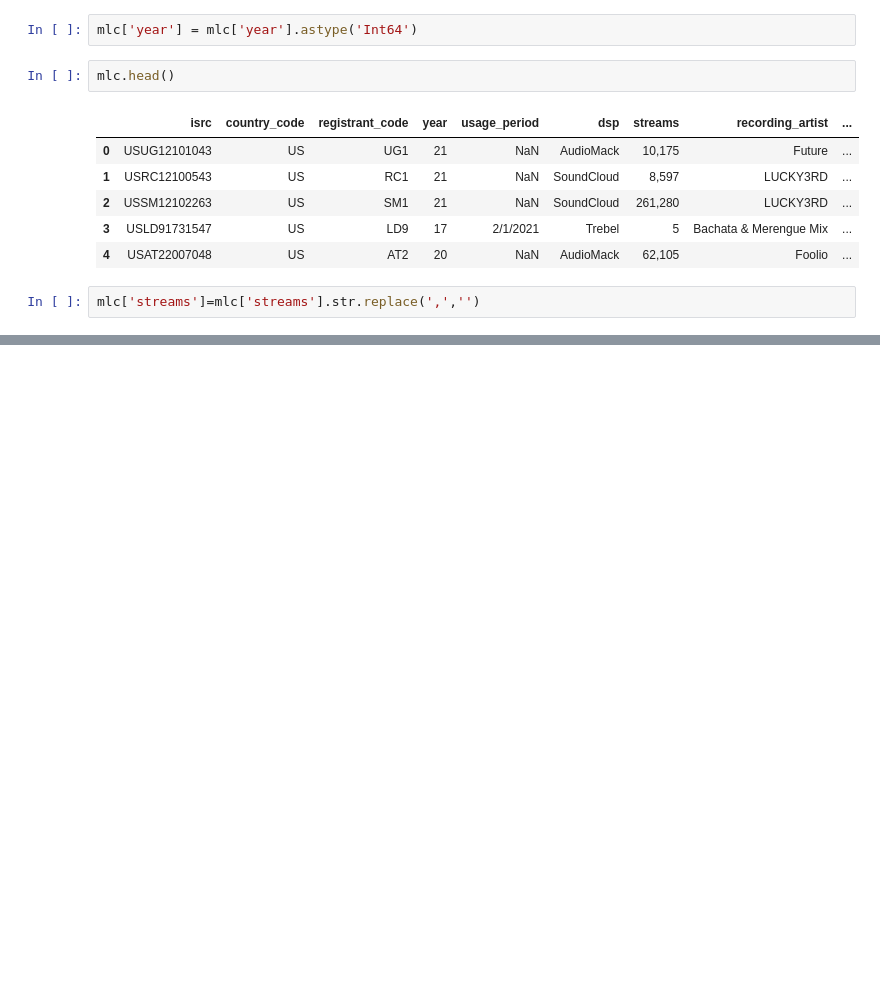
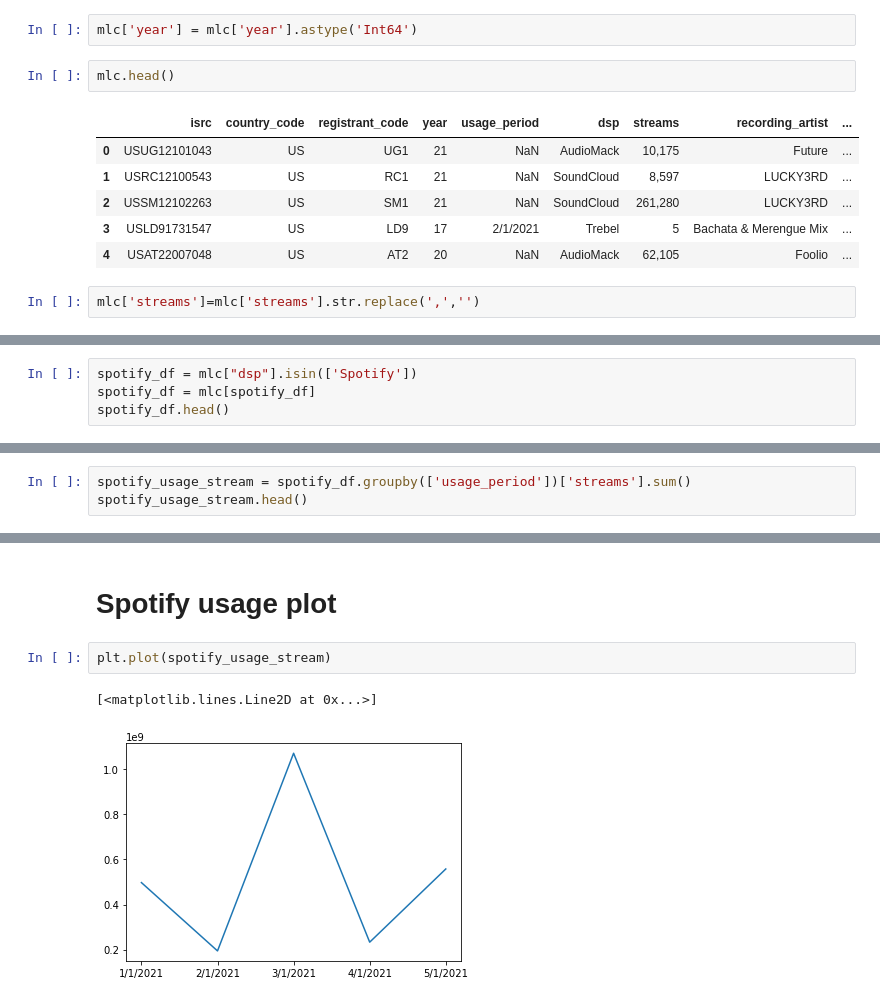
Before and after one commit to LJRollerII/mlc-project-napster, a Jupyter notebook: notebooks/dsp_mlc.ipynb, the cells around one changed output, grey strips where cells are left out. Cells and saved outputs as stored; diff of their text form; blank space fills up the shorter version.

```diff
--- a/notebooks/dsp_mlc.ipynb
+++ b/notebooks/dsp_mlc.ipynb
@@ -55,0 +242,4 @@ mlc.sort_values(
+# %%
+spotify_df = mlc["dsp"].isin(['Spotify'])
+spotify_df = mlc[spotify_df]
+spotify_df.head()
@@ -55,0 +297,3 @@ mlc.sort_values(
+# %%
+spotify_usage_stream = spotify_df.groupby(['usage_period'])['streams'].sum()
+spotify_usage_stream.head()
@@ -55,0 +350,7 @@ mlc.sort_values(
+# %% [markdown]
+# Spotify usage plot
+# %%
+plt.plot(spotify_usage_stream)
+# %% [output]
+[<matplotlib.lines.Line2D at 0x...>]
+[figure, added]
```
Also changed, not shown: parts of 49 cells of this notebook.
